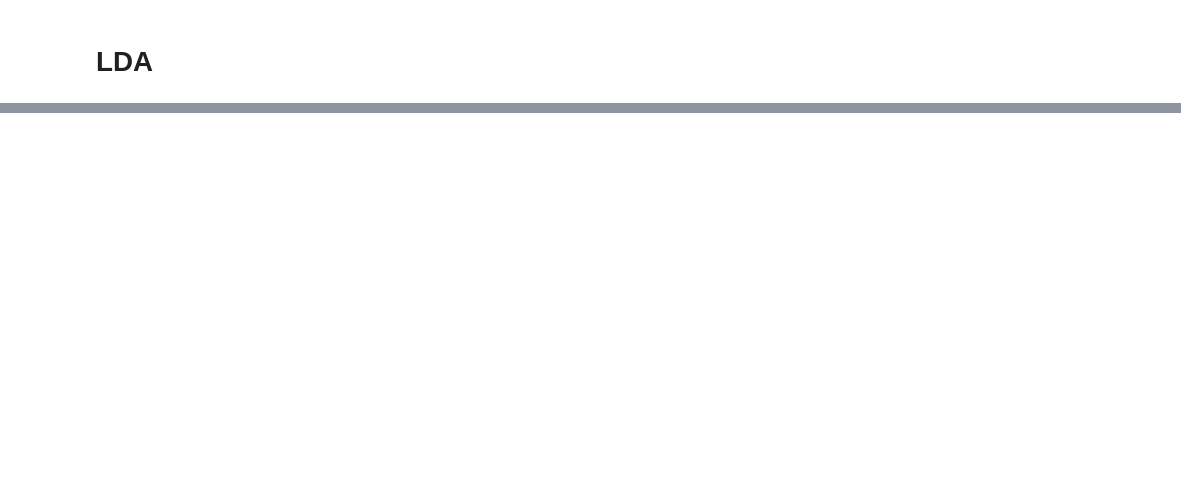
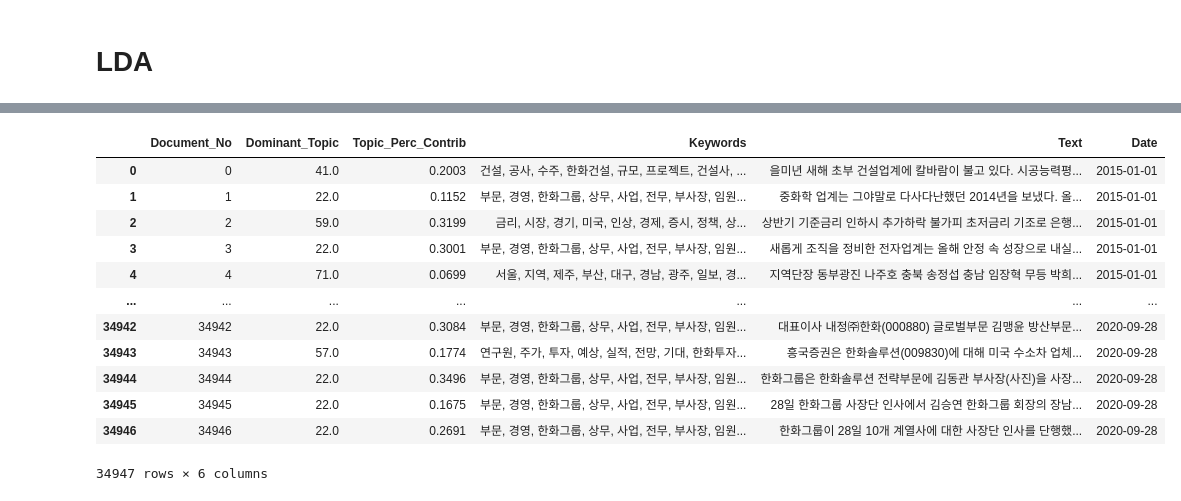
Before and after one commit to kbs333/KBS_TEFN, a Jupyter notebook: LDA.ipynb, the cells around one changed output, grey strips where cells are left out. Drawn from its saved outputs; the diff is of its cells as text; code cells hidden in the pictures; blank space fills up the shorter version.

```diff
--- a/LDA.ipynb
+++ b/LDA.ipynb
@@ -269,0 +464,46 @@ ldamallet.print_topics(100)
+# %%
+def format_topics_sentences(malletldamodel=ldamallet, corpus=corpus, texts=documents):
+    # Init output
+    sent_topics_df = pd.DataFrame()
+
+    # Get main topic in each document
+    for i, row in enumerate(malletldamodel[corpus]):
+        row = sorted(row, key=lambda x: (x[1]), reverse=True)
+        # Get the Dominant topic, Perc Contribution and Keywords for each document
+        for j, (topic_num, prop_topic) in enumerate(row):
+            if j == 0:  # => dominant topic
+                wp = malletldamodel.show_topic(topic_num)
+                topic_keywords = ", ".join([word for word, prop in wp])
+                sent_topics_df = sent_topics_df.append(pd.Series([int(topic_num), round(prop_topic,4), topic_keywords]), ignore_index=True)
+            else:
+                break
+    sent_topics_df.columns = ['Dominant_Topic', 'Perc_Contribution', 'Topic_Keywords']
+
+    # Add original text to the end of the output
+    contents = pd.Series(texts)
+    sent_topics_df = pd.concat([sent_topics_df, contents], axis=1)
+    return(sent_topics_df)
+
+
+df_topic_sents_keywords = format_topics_sentences(malletldamodel=ldamallet, corpus=corpus, texts=documents)
+
+# Format
+df_dominant_topic = df_topic_sents_keywords.reset_index()
+df_dominant_topic.columns = ['Document_No', 'Dominant_Topic', 'Topic_Perc_Contrib', 'Keywords', 'Text']
+# %%
+# Show
+df_dominant_topic
+# %% [output]
+|  | Document_No | Dominant_Topic | Topic_Perc_Contrib | Keywords | Text | Date |
+| 0 | 0 | 41.0 | 0.2003 | 건설, 공사, 수주, 한화건설, 규모, 프로젝트, 건설사, ... | 을미년 새해 초부 건설업계에 칼바람이 불고 있다. 시공능력평... | 2015-01-01 |
+| 1 | 1 | 22.0 | 0.1152 | 부문, 경영, 한화그룹, 상무, 사업, 전무, 부사장, 임원... | 중화학 업계는 그야말로 다사다난했던 2014년을 보냈다. 올... | 2015-01-01 |
+| 2 | 2 | 59.0 | 0.3199 | 금리, 시장, 경기, 미국, 인상, 경제, 증시, 정책, 상... | 상반기 기준금리 인하시 추가하락 불가피 초저금리 기조로 은행... | 2015-01-01 |
+| 3 | 3 | 22.0 | 0.3001 | 부문, 경영, 한화그룹, 상무, 사업, 전무, 부사장, 임원... | 새롭게 조직을 정비한 전자업계는 올해 안정 속 성장으로 내실... | 2015-01-01 |
+| 4 | 4 | 71.0 | 0.0699 | 서울, 지역, 제주, 부산, 대구, 경남, 광주, 일보, 경... | 지역단장 동부광진 나주호 충북 송정섭 충남 임장혁 무등 박희... | 2015-01-01 |
+| ... | ... | ... | ... | ... | ... | ... |
+| 34942 | 34942 | 22.0 | 0.3084 | 부문, 경영, 한화그룹, 상무, 사업, 전무, 부사장, 임원... | 대표이사 내정㈜한화(000880) 글로벌부문 김맹윤 방산부문... | 2020-09-28 |
+| 34943 | 34943 | 57.0 | 0.1774 | 연구원, 주가, 투자, 예상, 실적, 전망, 기대, 한화투자... | 흥국증권은 한화솔루션(009830)에 대해 미국 수소차 업체... | 2020-09-28 |
+| 34944 | 34944 | 22.0 | 0.3496 | 부문, 경영, 한화그룹, 상무, 사업, 전무, 부사장, 임원... | 한화그룹은 한화솔루션 전략부문에 김동관 부사장(사진)을 사장... | 2020-09-28 |
+| 34945 | 34945 | 22.0 | 0.1675 | 부문, 경영, 한화그룹, 상무, 사업, 전무, 부사장, 임원... | 28일 한화그룹 사장단 인사에서 김승연 한화그룹 회장의 장남... | 2020-09-28 |
+| 34946 | 34946 | 22.0 | 0.2691 | 부문, 경영, 한화그룹, 상무, 사업, 전무, 부사장, 임원... | 한화그룹이 28일 10개 계열사에 대한 사장단 인사를 단행했... | 2020-09-28 |
+34947 rows × 6 columns
```
Also changed, not shown: parts of 46 cells of this notebook.
